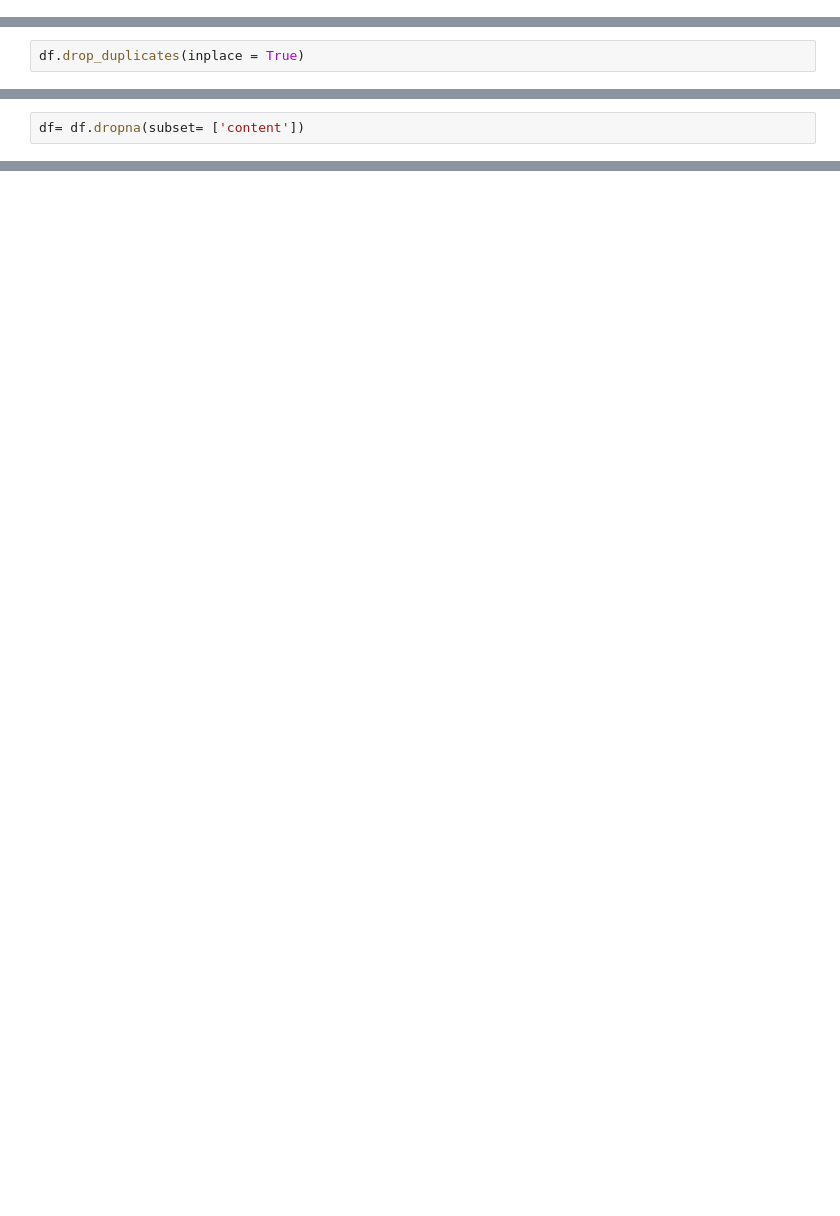
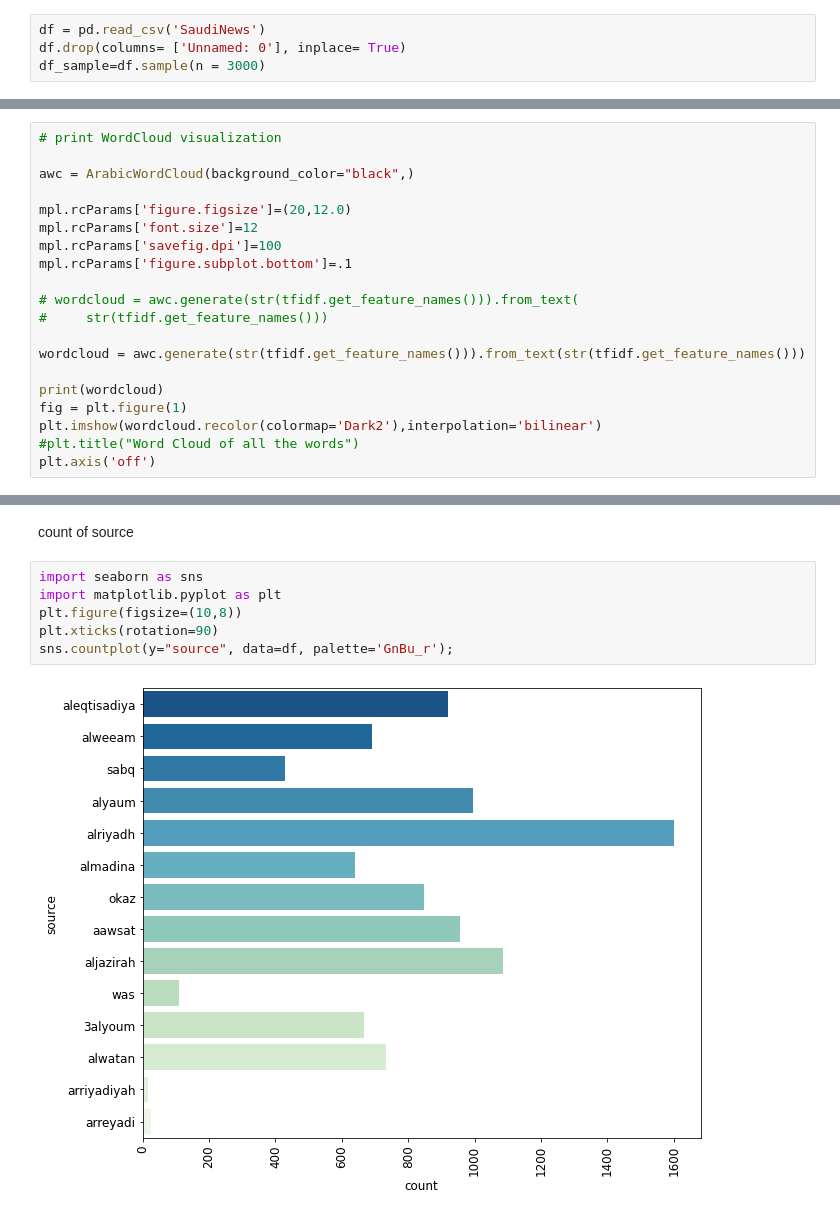
Before and after one commit to REHAB199/NLP-SaudiNewsNet, a Jupyter notebook: Code/nlp-saudi-news.ipynb, the cells around one changed output, grey strips where cells are left out. Drawn from its saved outputs; the diff is of its cells as text; blank space fills up the shorter version.

```diff
--- a/Code/nlp-saudi-news.ipynb
+++ b/Code/nlp-saudi-news.ipynb
@@ -38 +102,5 @@ df
+# %%
+df = pd.read_csv('SaudiNews')
+df.drop(columns= ['Unnamed: 0'], inplace= True)
+df_sample=df.sample(n = 3000)
 # %%
@@ -55,2 +122,0 @@ df.duplicated().sum()
-# %%
-df.drop_duplicates(inplace = True)
@@ -84,2 +147,0 @@ df.content.isna().sum()
-# %%
-df= df.dropna(subset= ['content'])
@@ -218,0 +312,20 @@ Name: content, dtype: object
+# %%
+# print WordCloud visualization
+
+awc = ArabicWordCloud(background_color="black",)
+
+mpl.rcParams['figure.figsize']=(20,12.0)
+mpl.rcParams['font.size']=12
+mpl.rcParams['savefig.dpi']=100
+mpl.rcParams['figure.subplot.bottom']=.1
+
+# wordcloud = awc.generate(str(tfidf.get_feature_names())).from_text(
+#     str(tfidf.get_feature_names()))
+
+wordcloud = awc.generate(str(tfidf.get_feature_names())).from_text(str(tfidf.get_feature_names()))
+
+print(wordcloud)
+fig = plt.figure(1)
+plt.imshow(wordcloud.recolor(colormap='Dark2'),interpolation='bilinear')
+#plt.title("Word Cloud of all the words")
+plt.axis('off')
@@ -218,0 +339,10 @@ Name: content, dtype: object
+# %% [markdown]
+count of source
+# %%
+import seaborn as sns
+import matplotlib.pyplot as plt
+plt.figure(figsize=(10,8))
+plt.xticks(rotation=90)
+sns.countplot(y="source", data=df, palette='GnBu_r');
+# %% [output]
+[figure, added]
```
Also changed, not shown: parts of 54 cells of this notebook.
